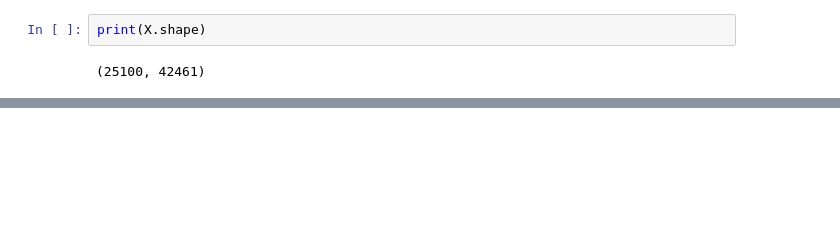
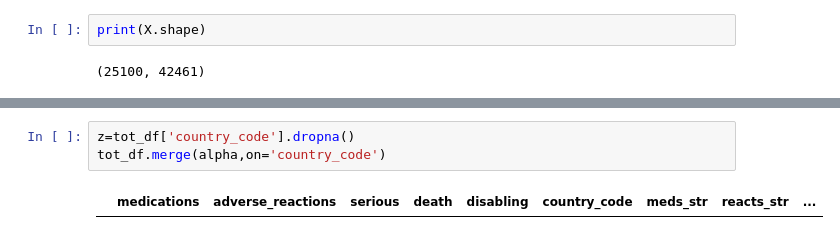
Before and after one commit to mariakesa/AstraZenecaAssignment, a Jupyter notebook: Wrangling.ipynb, the cells around one changed output, grey strips where cells are left out. Saved outputs shown, nothing was run; the diff lists cells and outputs as text; blank space fills up the shorter version.

```diff
--- a/Wrangling.ipynb
+++ b/Wrangling.ipynb
@@ -204,0 +329,5 @@ print(X.shape)
+# %%
+z=tot_df['country_code'].dropna()
+tot_df.merge(alpha,on='country_code')
+# %% [output]
+|  | medications | adverse_reactions | serious | death | disabling | country_code | meds_str | reacts_str | ... |
```
Also changed, not shown: parts of 19 cells of this notebook, 2 other files.
